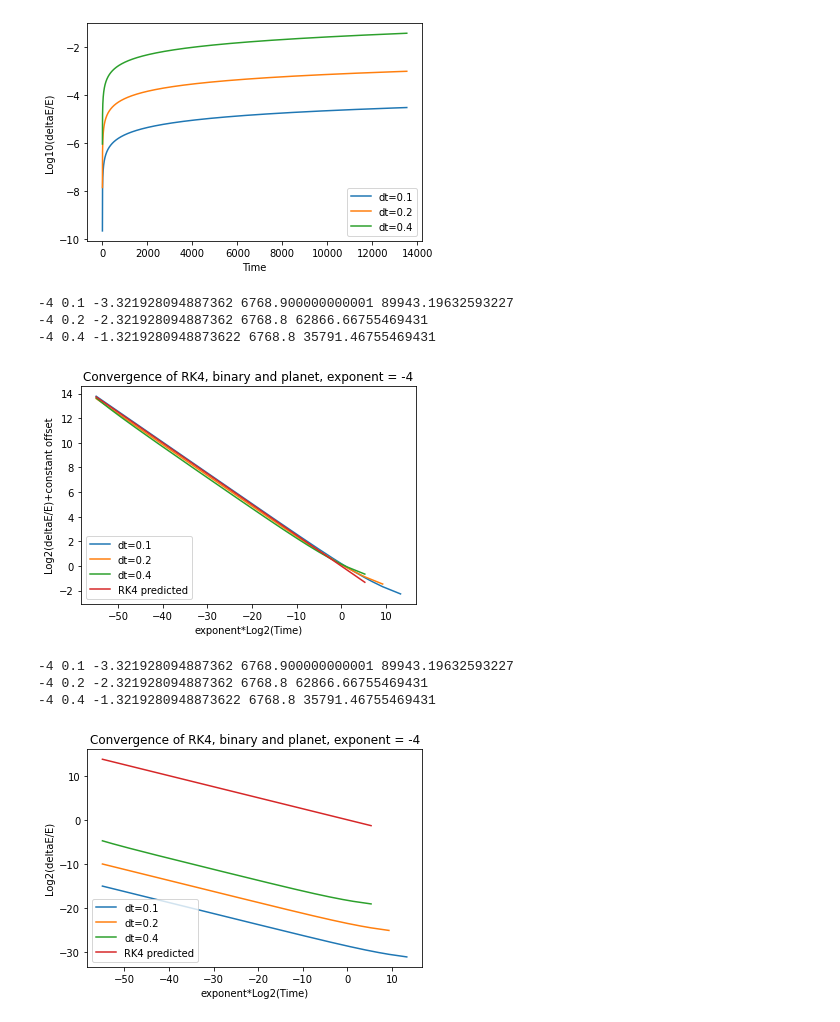
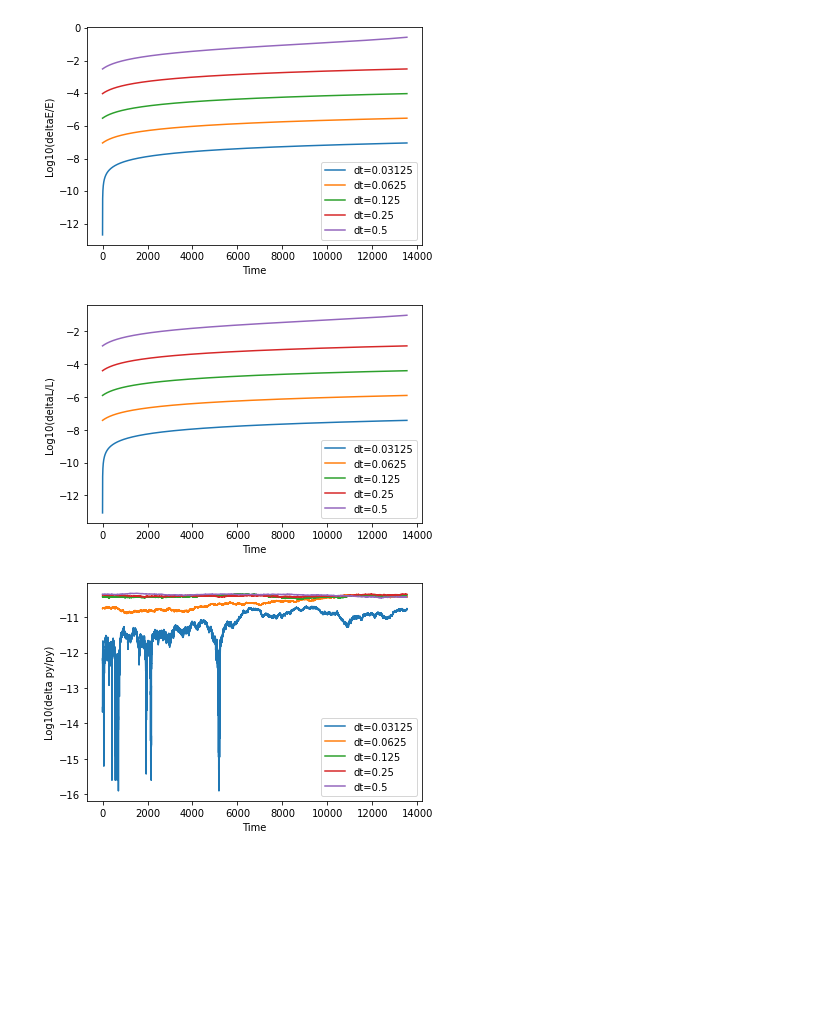
Before and after one commit to sdorsher/ThreeBodyOrbits, a Jupyter notebook: E vs t convergence plot.ipynb, the cells around one changed output. Drawn from its saved outputs; the diff is of its cells as text; code cells hidden in the pictures; blank space fills up the shorter version.

Commit message:
Documented what some code is for, the path between generating and plotting convergence as a function of time or not as a function of time. Redid the plots as a function of time with five curves

```diff
--- a/E vs t convergence plot.ipynb
+++ b/E vs t convergence plot.ipynb
@@ -1,9 +3,12 @@
 # %%
 import numpy as np
 # %%
-rundir='ConvergenceTestwithKEPE/'
-runprefix='Run'
-filename='/twostarsoneplanet'
+#rundir='ConvergenceTestwithKEPE/'
+#runprefix='Run'
+#filename='/twostarsoneplanet'
+rundir='ConvergencevstTest/Run1/'
+runprefix="dt"
+filename = '/'
 # %%
 tarr=[]
 dtarr =[]
@@ -93,7 +102,10 @@ fig,ax=plt.subplots(1,1)
 plt.xlabel('Time')
 plt.ylabel('Log10(deltaE/E)')
 plt.title('')
-for i in [0,1,2]: #[5,3,4]:
+tarr=[]
+for i in np.arange(len(dtarr)):
+    tarr.append(dtarr[i]*np.arange(len(deltaEarr[i])))
+for i in np.arange(len(dtarr)): #[5,3,4]:
     temptimes=tarr[i]
     temp = deltaEarr[i]
     #print(i,len(temptimes),len(temp), max(temptimes))
@@ -104,65 +116,43 @@ for i in [0,1,2]: #[5,3,4]:
 ax.legend(loc="lower right")
 plt.show()
 # %% [output]
-[figure, old version]
+[figure, new version]
 # %%
 import matplotlib.pyplot as plt
 fig,ax=plt.subplots(1,1)
-plt.xlabel('exponent*Log2(Time)')
-plt.ylabel('Log2(deltaE/E)+constant offset')
-power=-4
-plt.title('Convergence of RK4, binary and planet, exponent = '+str(power))
-count=0
-offset=5.2
-#offset=5.
-#constoffset=18
-constoffset =18.4
-for i in [0,1,2]: #[5,3,4]:
+plt.xlabel('Time')
+plt.ylabel('Log10(deltaL/L)')
+plt.title('')
+for i in np.arange(len(dtarr)): #[0,1,2]:#[5,3,4]:
     temptimes=tarr[i]
-    temp = deltaEarr[i]
+    tempL = deltaLarr[i]
     #print(i,len(temptimes),len(temp), max(temptimes))
-    temparr=np.array(temp)
+    temparrL=np.array(tempL)
     #print(temparr[0:10])
-    logtemparr=np.log2(temparr)
-    print(power, dtarr[i], np.log2(dtarr[i]),temptimes[int(len(temptimes)/2)],np.log2(dtarr[i])*power*temptimes[int(len(temptimes)/2)])
-    ax.plot(power*np.log2(temptimes[1:]),logtemparr[1:]+offset*(2-count)+constoffset,label='dt='+str(dtarr[i]))
-    count +=1
-ax.plot(power*np.log2(temptimes[1:]),np.log2(temptimes[1:]),label='RK4 predicted')
-ax.legend(loc="lower left")
+    logtemparrL=np.log10(temparrL[:,2])
+    ax.plot(temptimes,logtemparrL,label='dt='+str(dtarr[i]))
+ax.legend(loc="lower right")
 plt.show()
 # %% [output]
--4 0.1 -3.321928094887362 6768.900000000001 89943.19632593227
--4 0.2 -2.321928094887362 6768.8 62866.66755469431
--4 0.4 -1.3219280948873622 6768.8 35791.46755469431
-[figure, old version]
+[figure, new version]
 # %%
 import matplotlib.pyplot as plt
 fig,ax=plt.subplots(1,1)
-plt.xlabel('exponent*Log2(Time)')
-plt.ylabel('Log2(deltaE/E)')
-power=-4
-plt.title('Convergence of RK4, binary and planet, exponent = '+str(power))
-count=0
-offset=0.
-theoryoffset=0
-for i in [0,1,2]: #[5,3,4]:
+plt.xlabel('Time')
+plt.ylabel('Log10(delta py/py)')
+plt.title('')
+for i in np.arange(len(dtarr)):#[0,1,2]:#[5,3,4]:
     temptimes=tarr[i]
-    temp = deltaEarr[i]
+    tempp = deltaparr[i]
     #print(i,len(temptimes),len(temp), max(temptimes))
-    temparr=np.array(temp)
+    temparrp=np.array(tempp[:])
     #print(temparr[0:10])
-    logtemparr=np.log2(temparr)
-    print(power, dtarr[i], np.log2(dtarr[i]),temptimes[int(len(temptimes)/2)],np.log2(dtarr[i])*power*temptimes[int(len(temptimes)/2)])
-    ax.plot(power*np.log2(temptimes[1:]),logtemparr[1:]+offset*(2-count)+theoryoffset,label='dt='+str(dtarr[i]))
-    count +=1
-ax.plot(power*np.log2(temptimes[1:]),np.log2(temptimes[1:]),label='RK4 predicted')
-ax.legend(loc="lower left")
+    logtemparrp=np.log10(temparrp[:,1])
+    ax.plot(temptimes,logtemparrp,label='dt='+str(dtarr[i]))
+ax.legend(loc="lower right")
 plt.show()
 # %% [output]
--4 0.1 -3.321928094887362 6768.900000000001 89943.19632593227
--4 0.2 -2.321928094887362 6768.8 62866.66755469431
--4 0.4 -1.3219280948873622 6768.8 35791.46755469431
-[figure, old version]
+[figure, new version]
 # %%
 import matplotlib.pyplot as plt
 fig,ax=plt.subplots(1,1)
```
Also changed, not shown: parts of 8 cells of this notebook, 4 other files.
